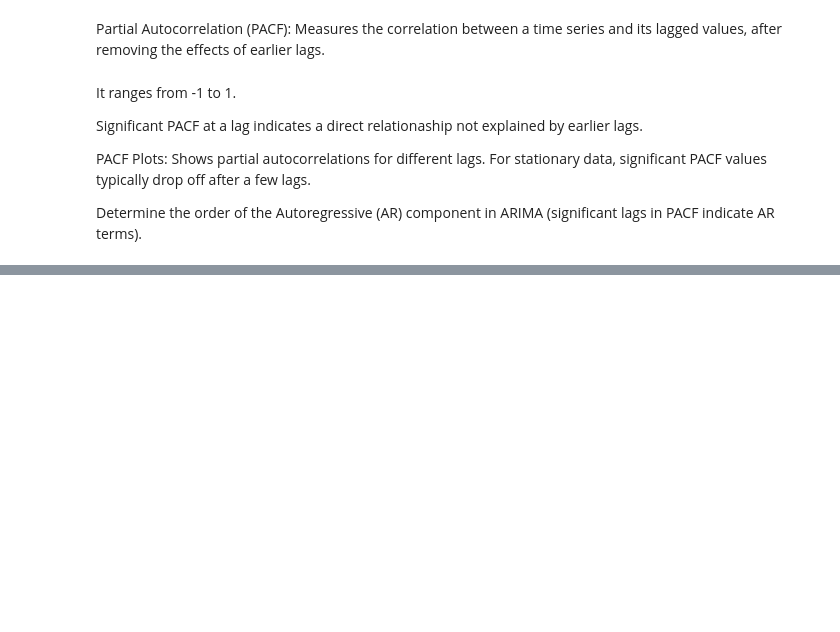
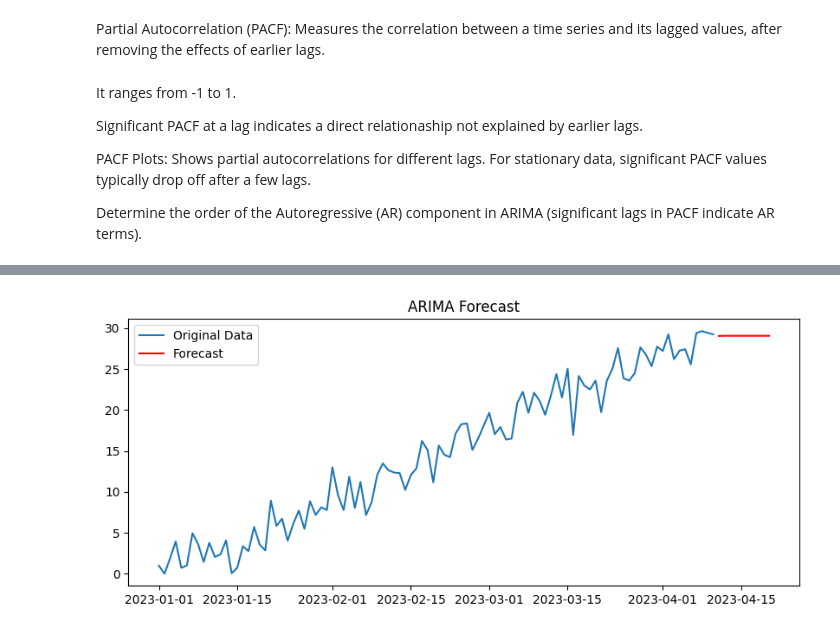
Before and after one commit to chayan141/ML-DL-Projects, a Jupyter notebook: Extensive_Time_Series_Forecasting.ipynb, the cells around one changed output, grey strips where cells are left out. Saved outputs shown, nothing was run; the diff lists cells and outputs as text; code cells hidden in the pictures; blank space fills up the shorter version.

```diff
--- a/Extensive_Time_Series_Forecasting.ipynb
+++ b/Extensive_Time_Series_Forecasting.ipynb
@@ -218,0 +314,4 @@ Determine the order of the Autoregressive (AR) component in ARIMA (significant l
+# %%
+# Step 6: Fit ARIMA model (p=1, d=1, q=1 based on ACF/PACF inspection)
+model = ARIMA(df['value'], order=(1, 1, 1))
+model_fit = model.fit()
@@ -218,0 +339,15 @@ Determine the order of the Autoregressive (AR) component in ARIMA (significant l
+# %%
+# Step 7: Forecast for the next 10 periods
+forecast = model_fit.forecast(steps=10)
+forecast_index = pd.date_range(start=df.index[-1] + pd.Timedelta(days=1), periods=10, freq='D')
+forecast_df = pd.DataFrame({'forecast': forecast}, index=forecast_index)
+# %%
+# Step 8: Visualize original data and forecast
+plt.figure(figsize=(10, 4))
+plt.plot(df['value'], label='Original Data')
+plt.plot(forecast_df['forecast'], label='Forecast', color='red')
+plt.title('ARIMA Forecast')
+plt.legend()
+plt.show()
+# %% [output]
+[figure, added]
```
Also changed, not shown: parts of 105 cells of this notebook.
